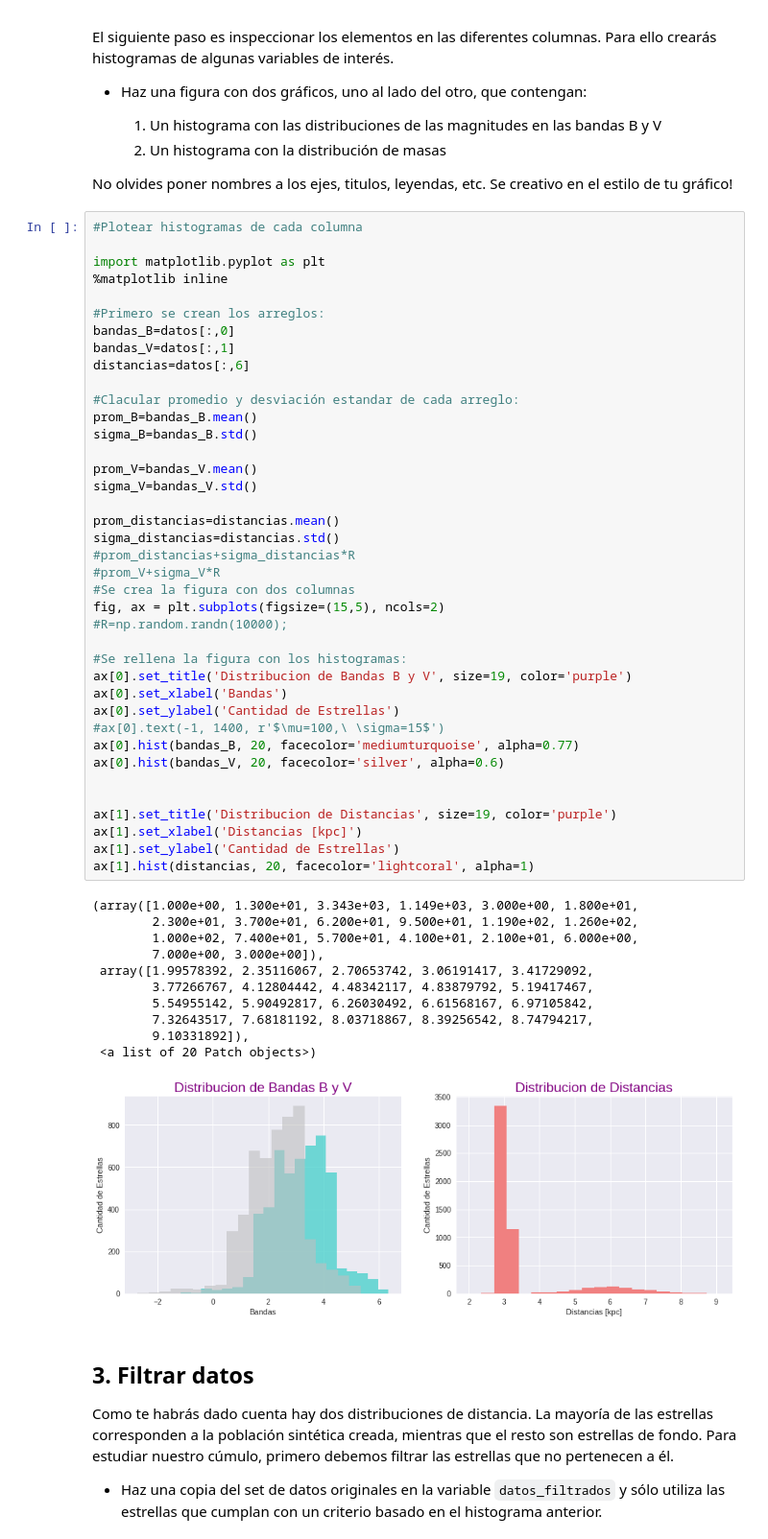
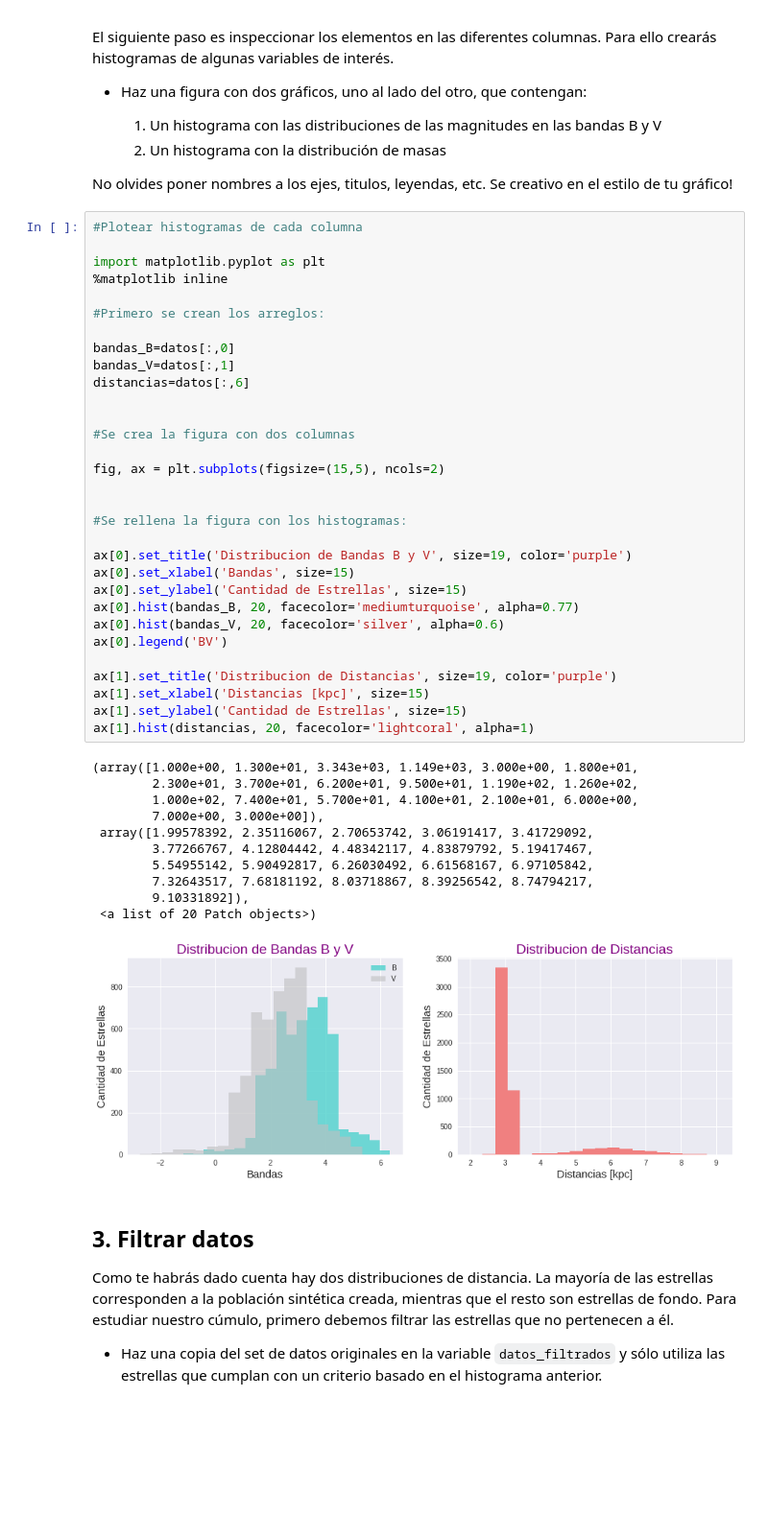
Before and after one commit to PaulaBDS/minitarea2, a Jupyter notebook: minitarea2.ipynb, the cells around one changed output. Shown at 96% size. Drawn from its saved outputs; the diff is of its cells as text; blank space fills up the shorter version.

```diff
--- a/minitarea2.ipynb
+++ b/minitarea2.ipynb
@@ -102,51 +102,43 @@ No olvides poner nombres a los ejes, titulos, leyendas, etc. Se creativo en el e
 import matplotlib.pyplot as plt
 %matplotlib inline
 
 #Primero se crean los arreglos:
+
 bandas_B=datos[:,0]
 bandas_V=datos[:,1]
 distancias=datos[:,6]
 
-#Clacular promedio y desviación estandar de cada arreglo:
-prom_B=bandas_B.mean()
-sigma_B=bandas_B.std()
 
-prom_V=bandas_V.mean()
-sigma_V=bandas_V.std()
+#Se crea la figura con dos columnas
 
-prom_distancias=distancias.mean()
-sigma_distancias=distancias.std()
-#prom_distancias+sigma_distancias*R
-#prom_V+sigma_V*R
-#Se crea la figura con dos columnas
 fig, ax = plt.subplots(figsize=(15,5), ncols=2)
-#R=np.random.randn(10000);
+
 
 #Se rellena la figura con los histogramas:
+
 ax[0].set_title('Distribucion de Bandas B y V', size=19, color='purple')
-ax[0].set_xlabel('Bandas')
-ax[0].set_ylabel('Cantidad de Estrellas')
-#ax[0].text(-1, 1400, r'$\mu=100,\ \sigma=15$')
+ax[0].set_xlabel('Bandas', size=15)
+ax[0].set_ylabel('Cantidad de Estrellas', size=15)
 ax[0].hist(bandas_B, 20, facecolor='mediumturquoise', alpha=0.77)
 ax[0].hist(bandas_V, 20, facecolor='silver', alpha=0.6)
-
+ax[0].legend('BV')
 
 ax[1].set_title('Distribucion de Distancias', size=19, color='purple')
-ax[1].set_xlabel('Distancias [kpc]')
-ax[1].set_ylabel('Cantidad de Estrellas')
+ax[1].set_xlabel('Distancias [kpc]', size=15)
+ax[1].set_ylabel('Cantidad de Estrellas', size=15)
 ax[1].hist(distancias, 20, facecolor='lightcoral', alpha=1)
 # %% [output]
 (array([1.000e+00, 1.300e+01, 3.343e+03, 1.149e+03, 3.000e+00, 1.800e+01,
         2.300e+01, 3.700e+01, 6.200e+01, 9.500e+01, 1.190e+02, 1.260e+02,
         1.000e+02, 7.400e+01, 5.700e+01, 4.100e+01, 2.100e+01, 6.000e+00,
         7.000e+00, 3.000e+00]),
  array([1.99578392, 2.35116067, 2.70653742, 3.06191417, 3.41729092,
         3.77266767, 4.12804442, 4.48342117, 4.83879792, 5.19417467,
         5.54955142, 5.90492817, 6.26030492, 6.61568167, 6.97105842,
         7.32643517, 7.68181192, 8.03718867, 8.39256542, 8.74794217,
         9.10331892]),
  <a list of 20 Patch objects>)
-[figure, old version]
+[figure, new version]
 # %% [markdown]
 ## 3. Filtrar datos
 
```
Also changed, not shown: parts of 7 cells of this notebook.
